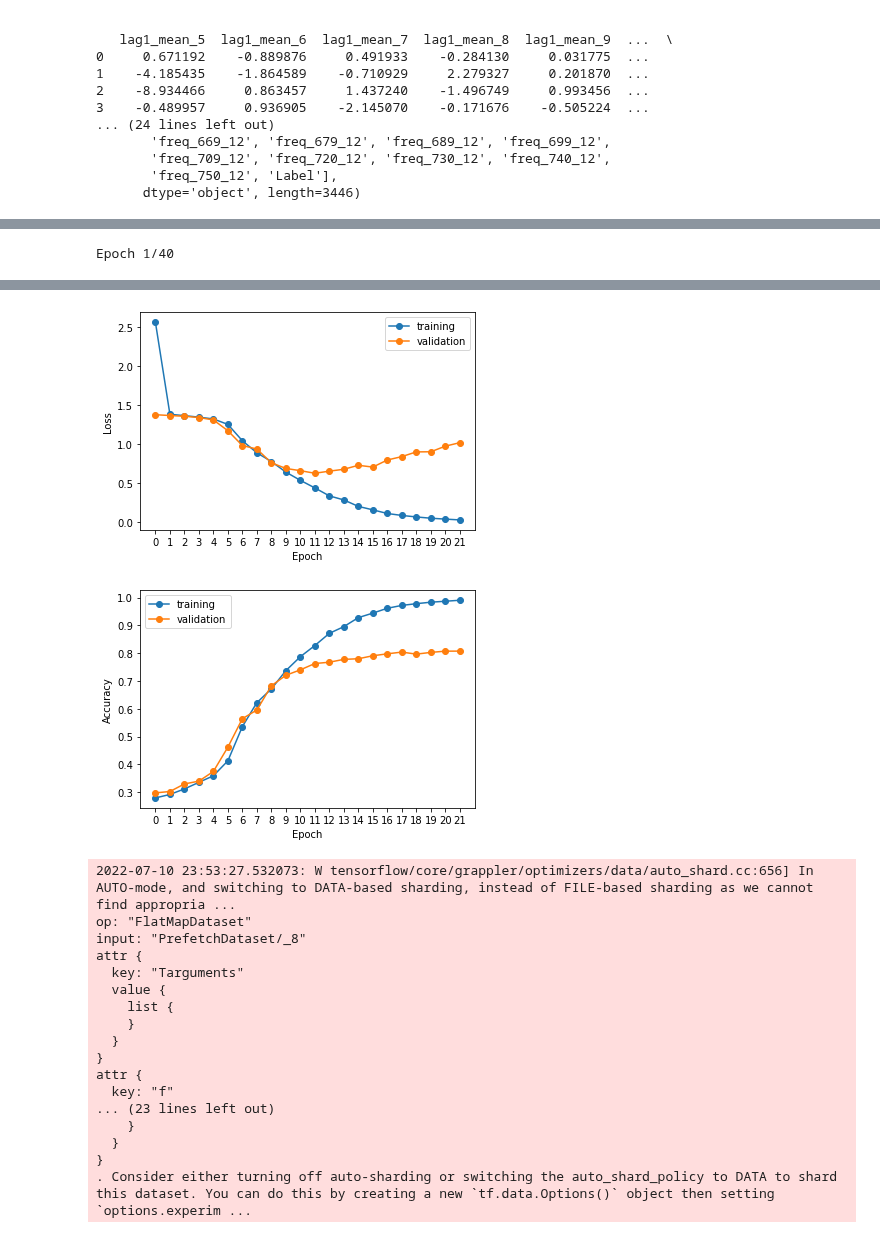
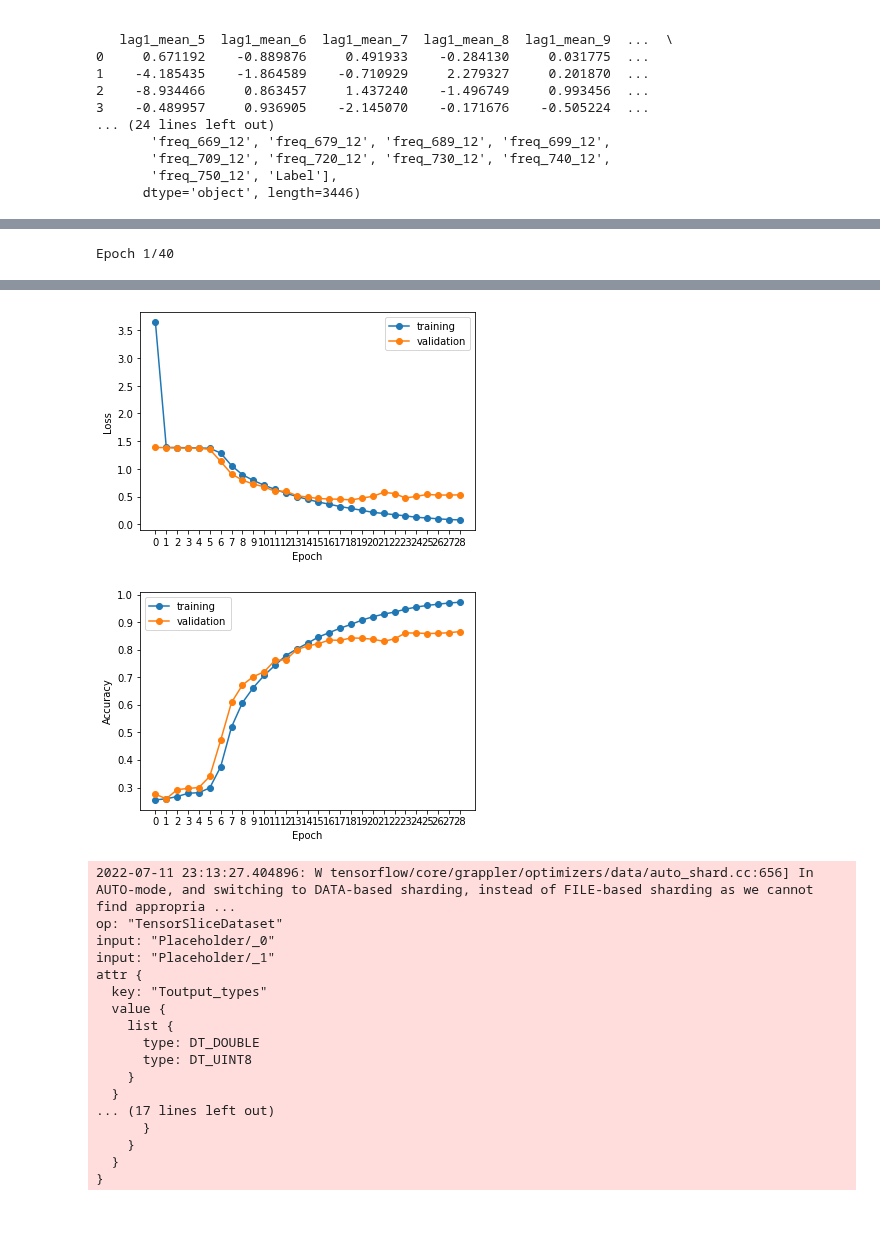
Before and after one commit to ronaldlee/eeg-feature-generation, a Jupyter notebook: CNN_model_on_GAMEEMO_features_dataset.ipynb, the cells around one changed output, grey strips where cells are left out. Saved outputs shown, nothing was run; the diff lists cells and outputs as text; code cells hidden in the pictures.

```diff
--- a/CNN_model_on_GAMEEMO_features_dataset.ipynb
+++ b/CNN_model_on_GAMEEMO_features_dataset.ipynb
@@ -93,7 +112,7 @@ y_test = pd.get_dummies(y_test)
        'freq_750_12', 'Label'],
       dtype='object', length=3446)
 # %%
-def train_model(x_train, y_train,x_validate, y_validate,
+def train_model(train_dataset, validate_dataset, x_train,
                 save_to, epoch = 2, num_of_conv_layer=1,
                 conv_layer_1_filters=32, conv_layer_2_filters=64, conv_layer_3_filters=128,
                 num_of_dense_layer=0,
@@ -102,9 +121,17 @@ def train_model(x_train, y_train,x_validate, y_validate,
     strategy = tf.distribute.MirroredStrategy(devices=None)
     print('Number of devices: {}'.format(strategy.num_replicas_in_sync))
 
+    print("epoch:",epoch,"; num_of_conv_layer:",num_of_conv_layer)
+    print("conv_layer_1_filters:",conv_layer_1_filters,"; conv_layer_2_filters:",conv_layer_2_filters)
+    print("conv_layer_3_filters:",conv_layer_3_filters,"; num_of_dense_layer:",num_of_dense_layer)
+    print("dense_layer_1_unit:",dense_layer_1_unit,"; dense_layer_2_unit:",dense_layer_2_unit)
+    print("dense_layer_3_unit:",dense_layer_3_unit,"; patience:",patience)
+    print("epoch_denominator:",epoch_denominator)
+
     tf.keras.backend.clear_session()
-    tf.random.set_seed(0)
-#     np.random.seed(1234)
+    tf.random.set_seed(1234)
+    np.random.seed(1234)
+    random.seed(1234)
 
     with strategy.scope():
         model = Sequential()
@@ -188,28 +215,26 @@ def train_model(x_train, y_train,x_validate, y_validate,
         model.add(Dense(4))
         model.add(Activation('softmax'))
 
-        model.build(input_shape=(None, X_train.shape[1], 1))
+        model.build(input_shape=(None, x_train.shape[1], 1))
         model.summary()
         tf.keras.utils.plot_model(model)
 
         opt_adam = keras.optimizers.Adam(learning_rate=0.001)
 
         es = EarlyStopping(monitor='val_loss', mode='min', verbose=1, patience=patience)
-        mc = ModelCheckpoint(save_to + '_best_model_lstm_all_cat.h5', monitor='val_accuracy', mode='max', verbose=1, save_best_only=True)
 
         lr_schedule = tf.keras.callbacks.LearningRateScheduler(lambda epoch: 0.001 * np.exp(-epoch / epoch_denominator))
 
         model.compile(optimizer=opt_adam,
                       loss=['categorical_crossentropy'],
-                      metrics=['accuracy'])
+                      metrics=['accuracy', keras.metrics.Precision(), keras.metrics.Recall()])
 
-    history = model.fit(x_train,y_train,
-                        batch_size=32,
+
+    history = model.fit(train_dataset,
                         epochs=epoch,
-                        validation_data=(x_validate, y_validate),
-                        callbacks=[es,mc,lr_schedule])
-
-#     saved_model = load_model(save_to + '_best_model_lstm_all_cat.h5')
+                        validation_data=validate_dataset,
+                        shuffle=True,
+                        callbacks=[es,lr_schedule])
 
     return model,history
 # %%
@@ -770,14 +755,14 @@ Test Acc. 81.52%
 # %%
-model6,history6 = train_model(X_train, y_train, X_validate, y_validate, save_to= './', epoch = 40,
-                              num_of_conv_layer=3, num_of_dense_layer=3)
+model,history = train_model(train_dataset, validate_dataset, X_train, save_to= './', epoch = 40,
+                            num_of_conv_layer=3, num_of_dense_layer=3)
 
-history6_data = pd.DataFrame(history5.history)
-plot_loss_history(history6_data)
-plot_accuracy_history(history6_data)
+history_data = pd.DataFrame(history.history)
+plot_loss_history(history_data)
+plot_accuracy_history(history_data)
 
 # test model
-test6_results = model6.evaluate(X_test, y_test)
-print('\nTest Acc. {:.2f}%'.format(test6_results[1]*100))
+test_results = model.evaluate(test_dataset)
+print('\nTest Acc. {:.2f}%'.format(test_results[1]*100))
 # %% [output]
 INFO:tensorflow:Using MirroredStrategy with devices ('/job:localhost/replica:0/task:0/device:GPU:0', '/job:localhost/replica:0/task:0/device:GPU:1')
 Number of devices: 2
@@ -851,19 +836,19 @@ Epoch 00022: early stopping
-[figure, old version]
+[figure, new version]
-[figure, old version]
+[figure, new version]
-2022-07-10 23:53:27.532073: W tensorflow/core/grappler/optimizers/data/auto_shard.cc:656] In AUTO-mode, and switching to DATA-based sharding, instead of FILE-based sharding as we cannot find appropria ...
-op: "FlatMapDataset"
-input: "PrefetchDataset/_8"
+2022-07-11 23:13:27.404896: W tensorflow/core/grappler/optimizers/data/auto_shard.cc:656] In AUTO-mode, and switching to DATA-based sharding, instead of FILE-based sharding as we cannot find appropria ...
+op: "TensorSliceDataset"
+input: "Placeholder/_0"
+input: "Placeholder/_1"
 attr {
-  key: "Targuments"
+  key: "Toutput_types"
   value {
     list {
+      type: DT_DOUBLE
+      type: DT_UINT8
+    }
+  }
+... (17 lines left out)
+      }
     }
   }
 }
-attr {
-  key: "f"
-... (23 lines left out)
-    }
-  }
-}
-. Consider either turning off auto-sharding or switching the auto_shard_policy to DATA to shard this dataset. You can do this by creating a new `tf.data.Options()` object then setting `options.experim ...
```
Also changed, not shown: parts of 19 cells of this notebook.
